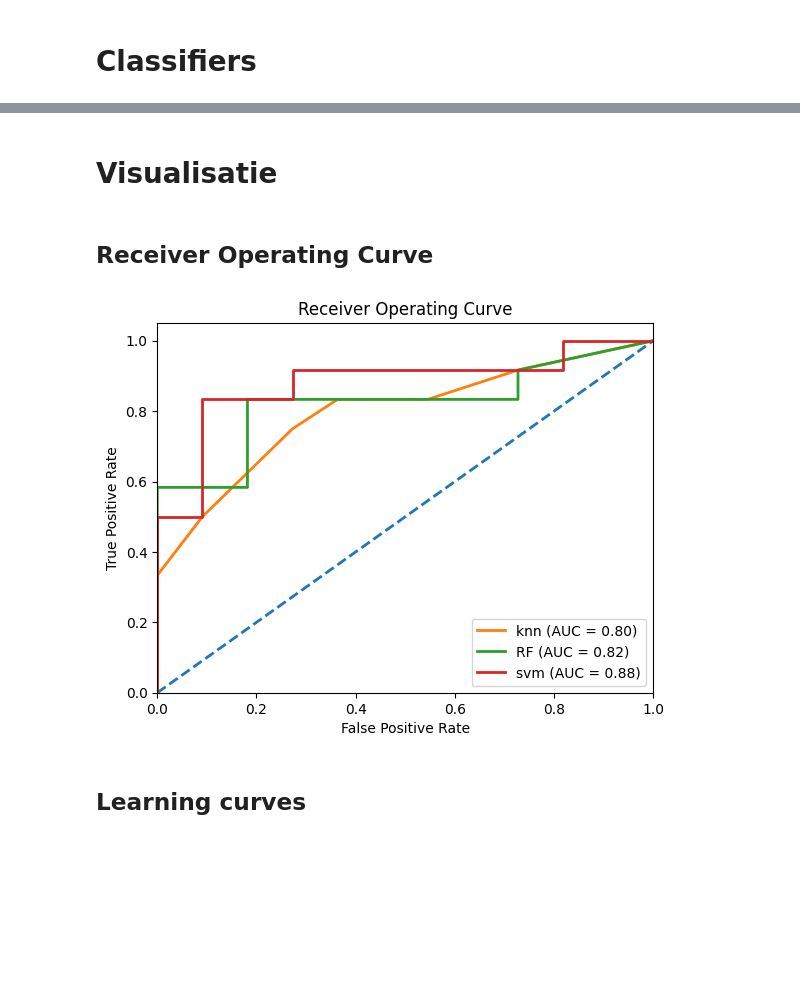
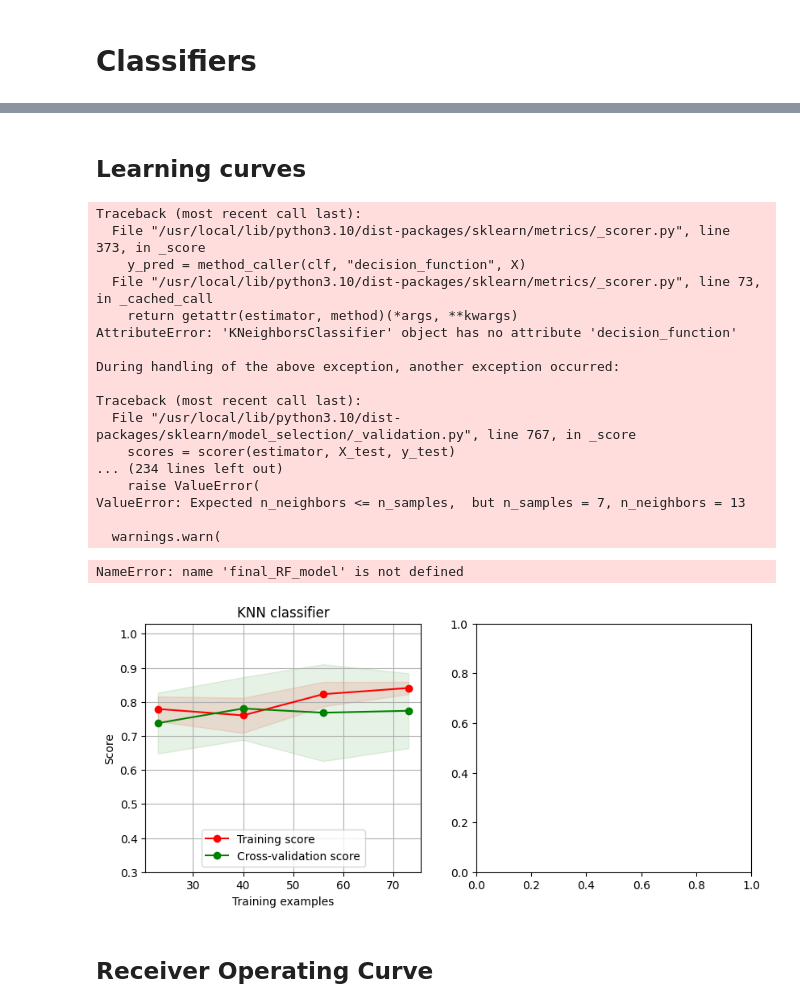
Before and after one commit to AnoukBloemen/TM10007_ML_Project, a Jupyter notebook: assignment.ipynb, the cells around one changed output, grey strips where cells are left out. Saved outputs shown, nothing was run; the diff lists cells and outputs as text; code cells hidden in the pictures; blank space fills up the shorter version.

Commit message:
aanpassingen classifiers

```diff
--- a/assignment.ipynb
+++ b/assignment.ipynb
@@ -386,2 +406,5 @@ plt.show()
 # %% [markdown]
 # Classifiers
+# %%
+# Define outer cross validation
+outer_cv = KFold(n_splits=5, shuffle=True)
@@ -610,9 +760,42 @@ Accuracy test= 0.8260869565217391
-# %% [markdown]
-# Visualisatie
+# %% [markdown]
+## Learning curves
+# %%
+fig = plt.figure(figsize=(15,4))
+
+# knn
+ax = fig.add_subplot(1, 3, 1)
+plot_learning_curve(final_KNN_model, 'KNN classifier', X_train_fs, Y_train, ax, ylim=(0.3, 1.03), cv=outer_cv)
+
+# RF
+ax = fig.add_subplot(1, 3, 2)
+plot_learning_curve(final_RF_model, 'RF classifier', X_train_fs, Y_train, ax, ylim=(0.3, 1.03), cv=outer_cv)
+
+# CVM
+ax = fig.add_subplot(1, 3, 3)
+plot_learning_curve(final_SVM_model, 'SVM classifier', X_train_fs, Y_train, ax, ylim=(0.3, 1.03), cv=outer_cv)
+# %% [output]
+Traceback (most recent call last):
+  File "/usr/local/lib/python3.10/dist-packages/sklearn/metrics/_scorer.py", line 373, in _score
+    y_pred = method_caller(clf, "decision_function", X)
+  File "/usr/local/lib/python3.10/dist-packages/sklearn/metrics/_scorer.py", line 73, in _cached_call
+    return getattr(estimator, method)(*args, **kwargs)
+AttributeError: 'KNeighborsClassifier' object has no attribute 'decision_function'
+
+During handling of the above exception, another exception occurred:
+
+Traceback (most recent call last):
+  File "/usr/local/lib/python3.10/dist-packages/sklearn/model_selection/_validation.py", line 767, in _score
+    scores = scorer(estimator, X_test, y_test)
+... (234 lines left out)
+    raise ValueError(
+ValueError: Expected n_neighbors <= n_samples,  but n_samples = 7, n_neighbors = 13
+
+  warnings.warn(
+NameError: name 'final_RF_model' is not defined
+[figure, added]
 # %% [markdown]
 ## Receiver Operating Curve
 # %%
-# Plot the ROC curve of the different classifiers
 plt.figure()
 lw = 2
 plt.plot([0, 1], [0, 1], lw=lw, linestyle='--')
@@ -622,24 +805,20 @@ plt.xlabel('False Positive Rate')
 plt.ylabel('True Positive Rate')
 plt.title('Receiver Operating Curve')
 
-# knn
-fpr_knn, tpr_knn, _ = roc_curve(Y_test, pred_proba_knn_test)
-roc_auc_knn = auc(fpr_knn, tpr_knn)
-plt.plot(fpr_knn, tpr_knn, lw=lw, label='knn (AUC = %0.2f)' % roc_auc_knn)
+# KNN
+fpr_KNN, tpr_KNN, _ = roc_curve(Y_test, pred_proba_KNN_test)
+roc_auc_KNN = auc(fpr_KNN, tpr_KNN)
+plt.plot(fpr_KNN, tpr_KNN, lw=lw, label='KNN (AUC = %0.2f)' % roc_auc_KNN)
 
 # RF
 fpr_RF, tpr_RF, _ = roc_curve(Y_test, pred_proba_RF_test)
 roc_auc_RF = auc(fpr_RF, tpr_RF)
 plt.plot(fpr_RF, tpr_RF, lw=lw, label='RF (AUC = %0.2f)' % roc_auc_RF)
 
-# svm
-fpr_svm, tpr_svm, _ = roc_curve(Y_test, pred_proba_svm_test)
-roc_auc_svm = auc(fpr_svm, tpr_svm)
-plt.plot(fpr_svm, tpr_svm, lw=lw, label='svm (AUC = %0.2f)' % roc_auc_svm)
+# SVM
+fpr_SVM, tpr_SVM, _ = roc_curve(Y_test, pred_proba_SVM_test)
+roc_auc_SVM = auc(fpr_SVM, tpr_SVM)
+plt.plot(fpr_SVM, tpr_SVM, lw=lw, label='SVM (AUC = %0.2f)' % roc_auc_SVM)
 
 plt.legend(loc="lower right")
 plt.show()
-# %% [output]
-[figure, removed]
-# %% [markdown]
-## Learning curves
```
Also changed, not shown: parts of 22 cells of this notebook.
